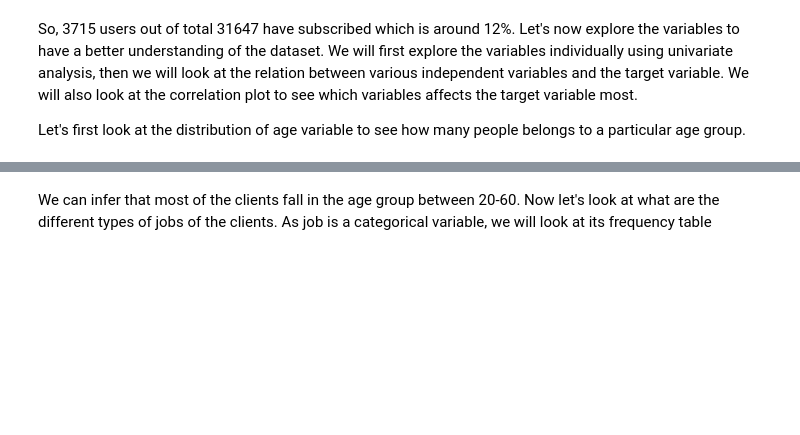
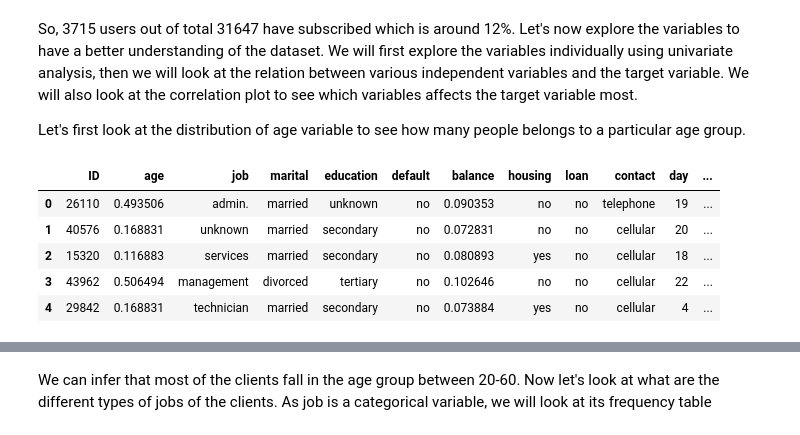
Before and after one commit to Shashwat-k/Final_Data_Science, a Jupyter notebook: Benchmark_solution.ipynb, the cells around one changed output, grey strips where cells are left out. Cells and saved outputs as stored; diff of their text form; code cells hidden in the pictures; blank space fills up the shorter version.

```diff
--- a/Benchmark_solution.ipynb
+++ b/Benchmark_solution.ipynb
@@ -223,6 +261,15 @@ train['subscribed'].value_counts().plot.bar()
 So, 3715 users out of total 31647 have subscribed which is around 12%. Let's now explore the variables to have a better understanding of the dataset. We will first explore the variables individually using univariate analysis, then we will look at the relation between various independent variables and the target variable. We will also look at the correlation plot to see which variables affects the target variable most.
 
 Let's first look  at the distribution of age variable to see how many people belongs to a particular age group.
+# %%
+train.head()
+# %% [output]
+|  | ID | age | job | marital | education | default | balance | housing | loan | contact | day | ... |
+| 0 | 26110 | 0.493506 | admin. | married | unknown | no | 0.090353 | no | no | telephone | 19 | ... |
+| 1 | 40576 | 0.168831 | unknown | married | secondary | no | 0.072831 | no | no | cellular | 20 | ... |
+| 2 | 15320 | 0.116883 | services | married | secondary | no | 0.080893 | yes | no | cellular | 18 | ... |
+| 3 | 43962 | 0.506494 | management | divorced | tertiary | no | 0.102646 | no | no | cellular | 22 | ... |
+| 4 | 29842 | 0.168831 | technician | married | secondary | no | 0.073884 | yes | no | cellular | 4 | ... |
 # %%
 sn.distplot(train["age"])
 # %% [output]
```
Also changed, not shown: parts of 10 cells of this notebook.
